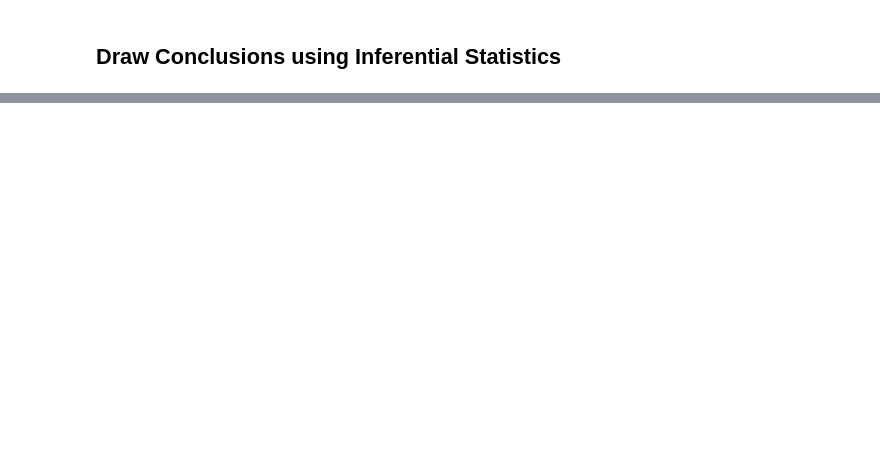
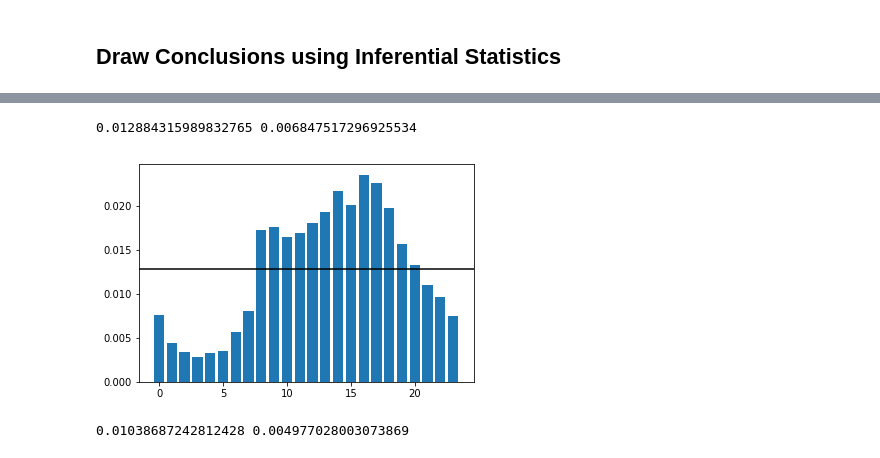
Before and after one commit to udacity/sapient-webinar, a Jupyter notebook: collisions.ipynb, the cells around one changed output, grey strips where cells are left out. Saved outputs shown, nothing was run; the diff lists cells and outputs as text; code cells hidden in the pictures; blank space fills up the shorter version.

```diff
--- a/collisions.ipynb
+++ b/collisions.ipynb
@@ -395,0 +330,22 @@ plt.show()
+# %%
+accidents_brooklyn = borough_hourly_data['BROOKLYN'].sort_index()
+brooklyn_hourly_fractions = accidents_brooklyn.values / len(data)
+brooklyn_hour_day = accidents_brooklyn.keys()
+
+accidents_manhattan = borough_hourly_data['MANHATTAN'].sort_index()
+manhattan_hourly_fractions = accidents_manhattan.values / len(data)
+manhattan_hour_day = accidents_manhattan.keys()
+# %%
+print(brooklyn_hourly_fractions.mean(), brooklyn_hourly_fractions.std())
+# %% [output]
+0.012884315989832765 0.006847517296925534
+# %%
+plt.bar(x=brooklyn_hour_day,height=brooklyn_hourly_fractions)
+plt.axhline(y=brooklyn_hourly_fractions.mean(), color='k')
+plt.show()
+# %% [output]
+[figure, added]
+# %%
+print(manhattan_hourly_fractions.mean(), manhattan_hourly_fractions.std())
+# %% [output]
+0.01038687242812428 0.004977028003073869
```
Also changed, not shown: parts of 66 cells of this notebook.
